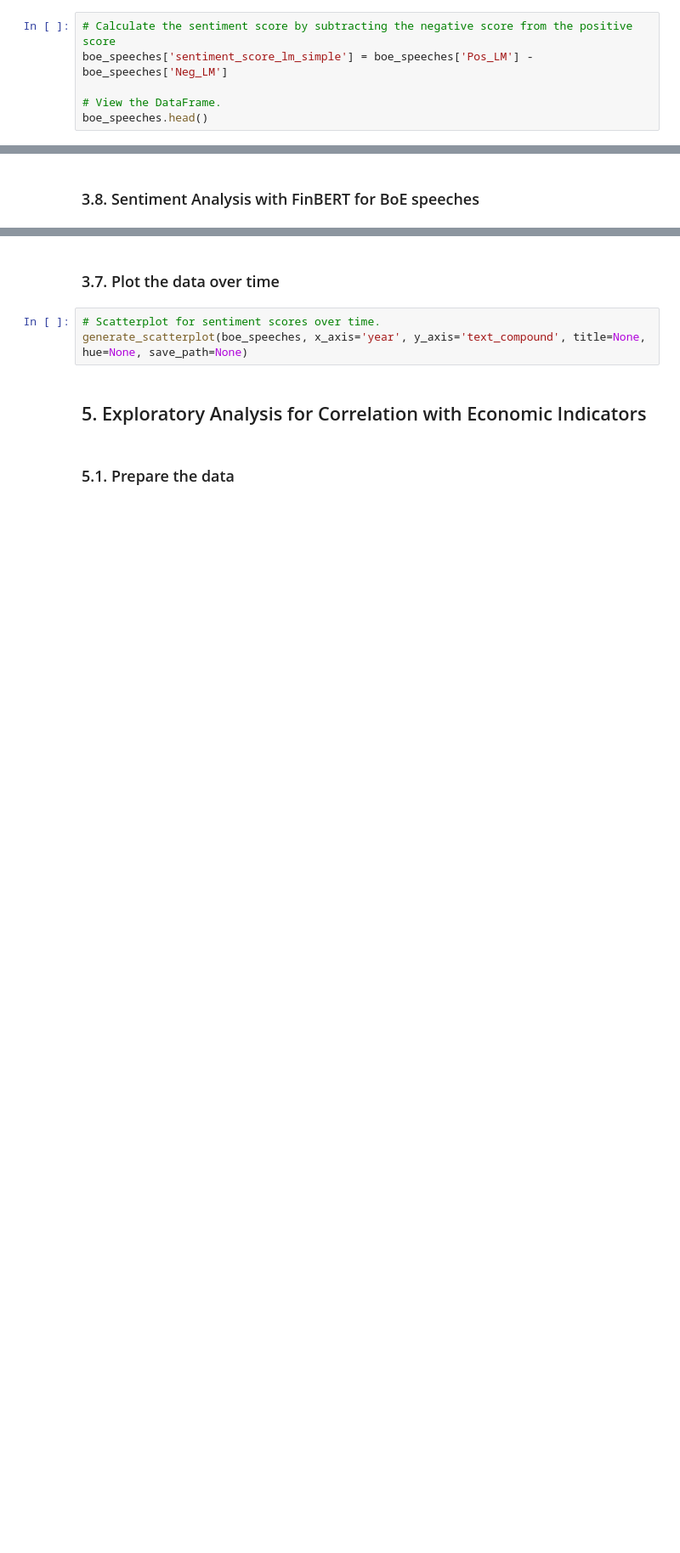
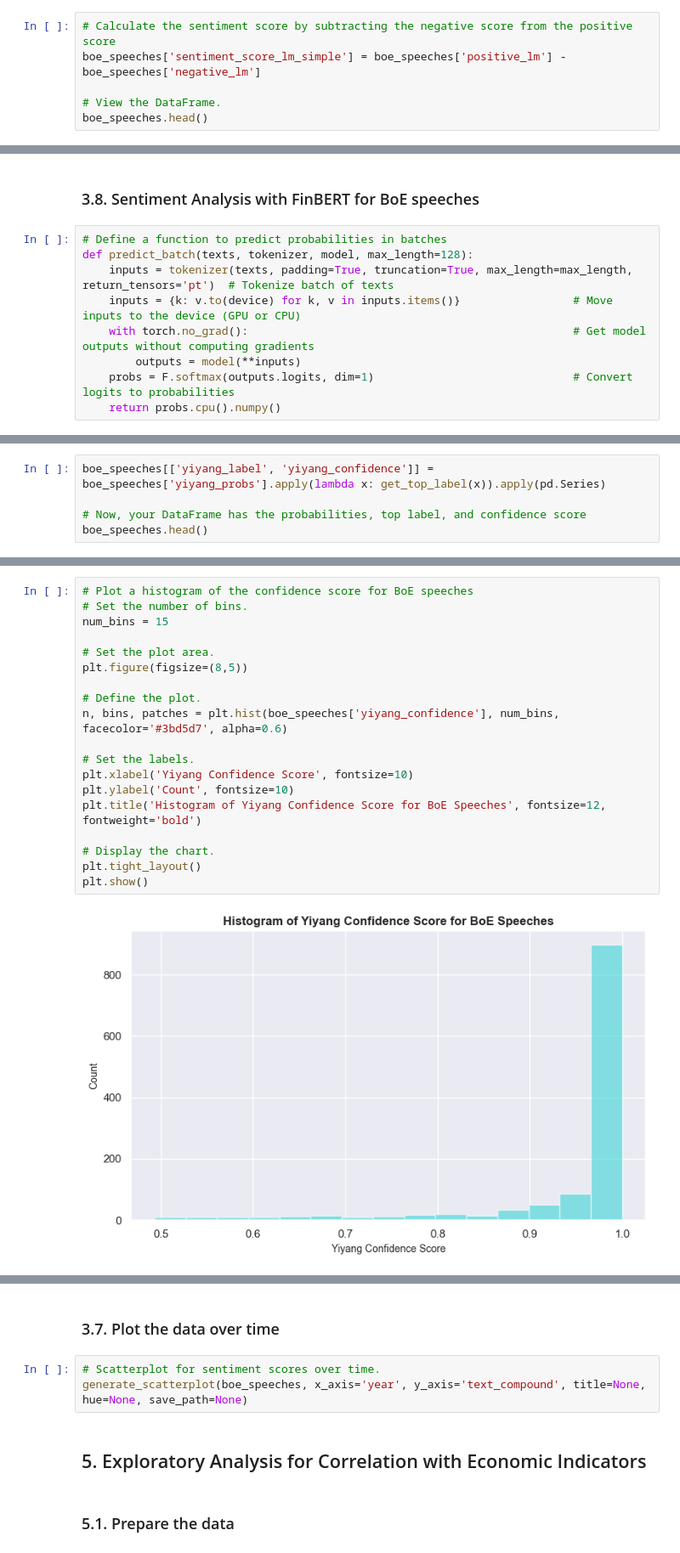
Before and after one commit to L-bot355/AnalytIQ, a Jupyter notebook: 250505_Karin_BoE_EDA.ipynb, the cells around one changed output, grey strips where cells are left out. Shown at 85% size. Drawn from its saved outputs; the diff is of its cells as text; blank space fills up the shorter version.

```diff
--- a/250505_Karin_BoE_EDA.ipynb
+++ b/250505_Karin_BoE_EDA.ipynb
@@ -1649,6 +1749,6 @@ boe_speeches.head()
 # %%
 # Calculate the sentiment score by subtracting the negative score from the positive score
-boe_speeches['sentiment_score_lm_simple'] = boe_speeches['Pos_LM'] - boe_speeches['Neg_LM']
+boe_speeches['sentiment_score_lm_simple'] = boe_speeches['positive_lm'] - boe_speeches['negative_lm']
 
 # View the DataFrame.
 boe_speeches.head()
@@ -1685,2 +1811,11 @@ boe_speeches['sentiment_score_lm_weighted'].describe()
 # %% [markdown]
 ### 3.8. Sentiment Analysis with FinBERT for BoE speeches
+# %%
+# Define a function to predict probabilities in batches
+def predict_batch(texts, tokenizer, model, max_length=128):
+    inputs = tokenizer(texts, padding=True, truncation=True, max_length=max_length, return_tensors='pt')  # Tokenize batch of texts
+    inputs = {k: v.to(device) for k, v in inputs.items()}                 # Move inputs to the device (GPU or CPU)
+    with torch.no_grad():                                                 # Get model outputs without computing gradients
+        outputs = model(**inputs)
+    probs = F.softmax(outputs.logits, dim=1)                              # Convert logits to probabilities
+    return probs.cpu().numpy()
@@ -1686,0 +1941,5 @@ boe_speeches['sentiment_score_lm_weighted'].describe()
+# %%
+boe_speeches[['yiyang_label', 'yiyang_confidence']] = boe_speeches['yiyang_probs'].apply(lambda x: get_top_label(x)).apply(pd.Series)
+
+# Now, your DataFrame has the probabilities, top label, and confidence score
+boe_speeches.head()
@@ -1686,0 +1954,21 @@ boe_speeches['sentiment_score_lm_weighted'].describe()
+# %%
+# Plot a histogram of the confidence score for BoE speeches
+# Set the number of bins.
+num_bins = 15
+
+# Set the plot area.
+plt.figure(figsize=(8,5))
+
+# Define the plot.
+n, bins, patches = plt.hist(boe_speeches['yiyang_confidence'], num_bins, facecolor='#3bd5d7', alpha=0.6)
+
+# Set the labels.
+plt.xlabel('Yiyang Confidence Score', fontsize=10)
+plt.ylabel('Count', fontsize=10)
+plt.title('Histogram of Yiyang Confidence Score for BoE Speeches', fontsize=12, fontweight='bold')
+
+# Display the chart.
+plt.tight_layout()
+plt.show()
+# %% [output]
+[figure, added]
```
Also changed, not shown: parts of 41 cells of this notebook, 3 other files.
